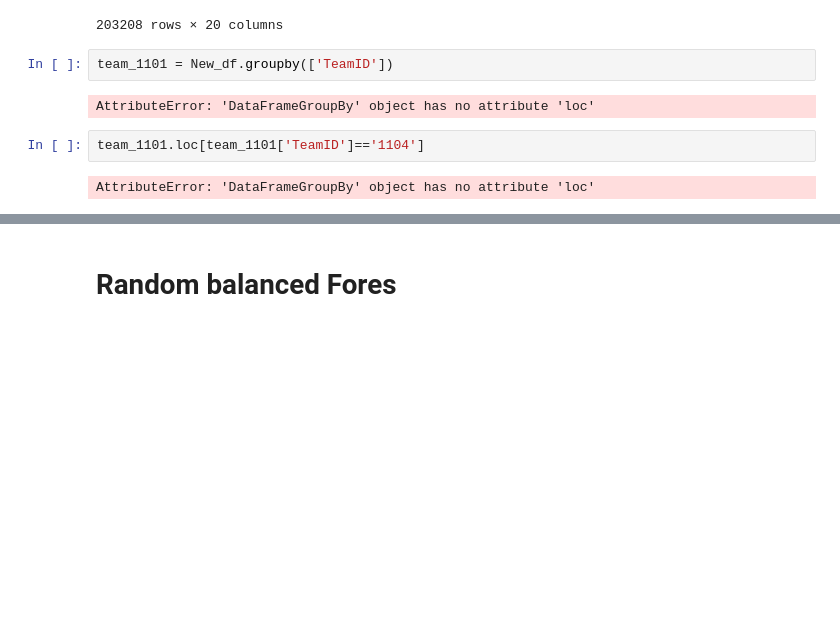
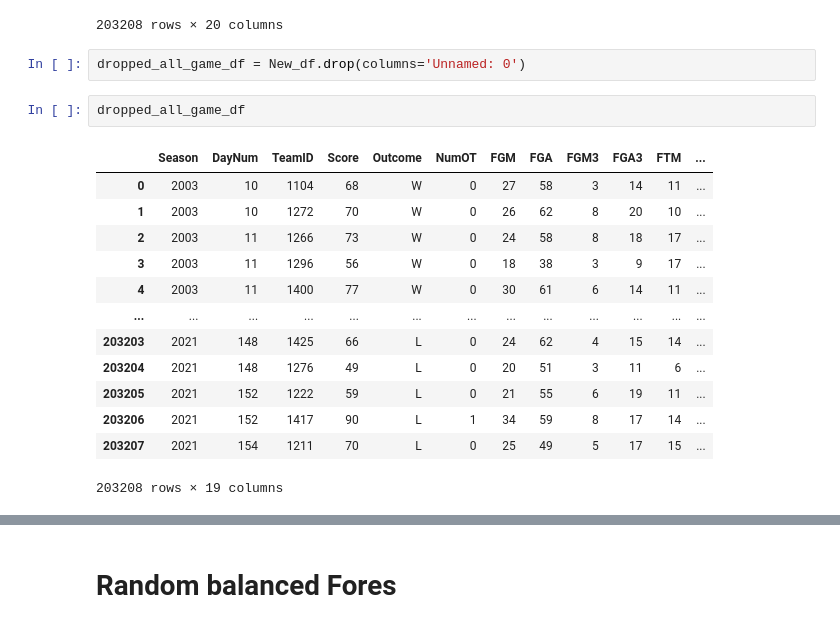
Before and after one commit to ShaneDoane/Final-Project, a Jupyter notebook: Machine Learning Models.ipynb, the cells around one changed output, grey strips where cells are left out. Drawn from its saved outputs; the diff is of its cells as text; blank space fills up the shorter version.

```diff
--- a/Machine Learning Models.ipynb
+++ b/Machine Learning Models.ipynb
@@ -32,11 +32,21 @@ New_df
 | 203206 | 1179 | 2021 | 152 | 1417 | 90 | L | 1 | 34 | 59 | 8 | 17 | ... |
 | 203207 | 1180 | 2021 | 154 | 1211 | 70 | L | 0 | 25 | 49 | 5 | 17 | ... |
 203208 rows × 20 columns
-# %%
-team_1101 = New_df.groupby(['TeamID'])
-# %% [output]
-AttributeError: 'DataFrameGroupBy' object has no attribute 'loc'
-# %%
-team_1101.loc[team_1101['TeamID']=='1104']
-# %% [output]
-AttributeError: 'DataFrameGroupBy' object has no attribute 'loc'
+# %%
+dropped_all_game_df = New_df.drop(columns='Unnamed: 0')
+# %%
+dropped_all_game_df
+# %% [output]
+|  | Season | DayNum | TeamID | Score | Outcome | NumOT | FGM | FGA | FGM3 | FGA3 | FTM | ... |
+| 0 | 2003 | 10 | 1104 | 68 | W | 0 | 27 | 58 | 3 | 14 | 11 | ... |
+| 1 | 2003 | 10 | 1272 | 70 | W | 0 | 26 | 62 | 8 | 20 | 10 | ... |
+| 2 | 2003 | 11 | 1266 | 73 | W | 0 | 24 | 58 | 8 | 18 | 17 | ... |
+| 3 | 2003 | 11 | 1296 | 56 | W | 0 | 18 | 38 | 3 | 9 | 17 | ... |
+| 4 | 2003 | 11 | 1400 | 77 | W | 0 | 30 | 61 | 6 | 14 | 11 | ... |
+| ... | ... | ... | ... | ... | ... | ... | ... | ... | ... | ... | ... | ... |
+| 203203 | 2021 | 148 | 1425 | 66 | L | 0 | 24 | 62 | 4 | 15 | 14 | ... |
+| 203204 | 2021 | 148 | 1276 | 49 | L | 0 | 20 | 51 | 3 | 11 | 6 | ... |
+| 203205 | 2021 | 152 | 1222 | 59 | L | 0 | 21 | 55 | 6 | 19 | 11 | ... |
+| 203206 | 2021 | 152 | 1417 | 90 | L | 1 | 34 | 59 | 8 | 17 | 14 | ... |
+| 203207 | 2021 | 154 | 1211 | 70 | L | 0 | 25 | 49 | 5 | 17 | 15 | ... |
+203208 rows × 19 columns
```
Also changed, not shown: parts of 18 cells of this notebook.
